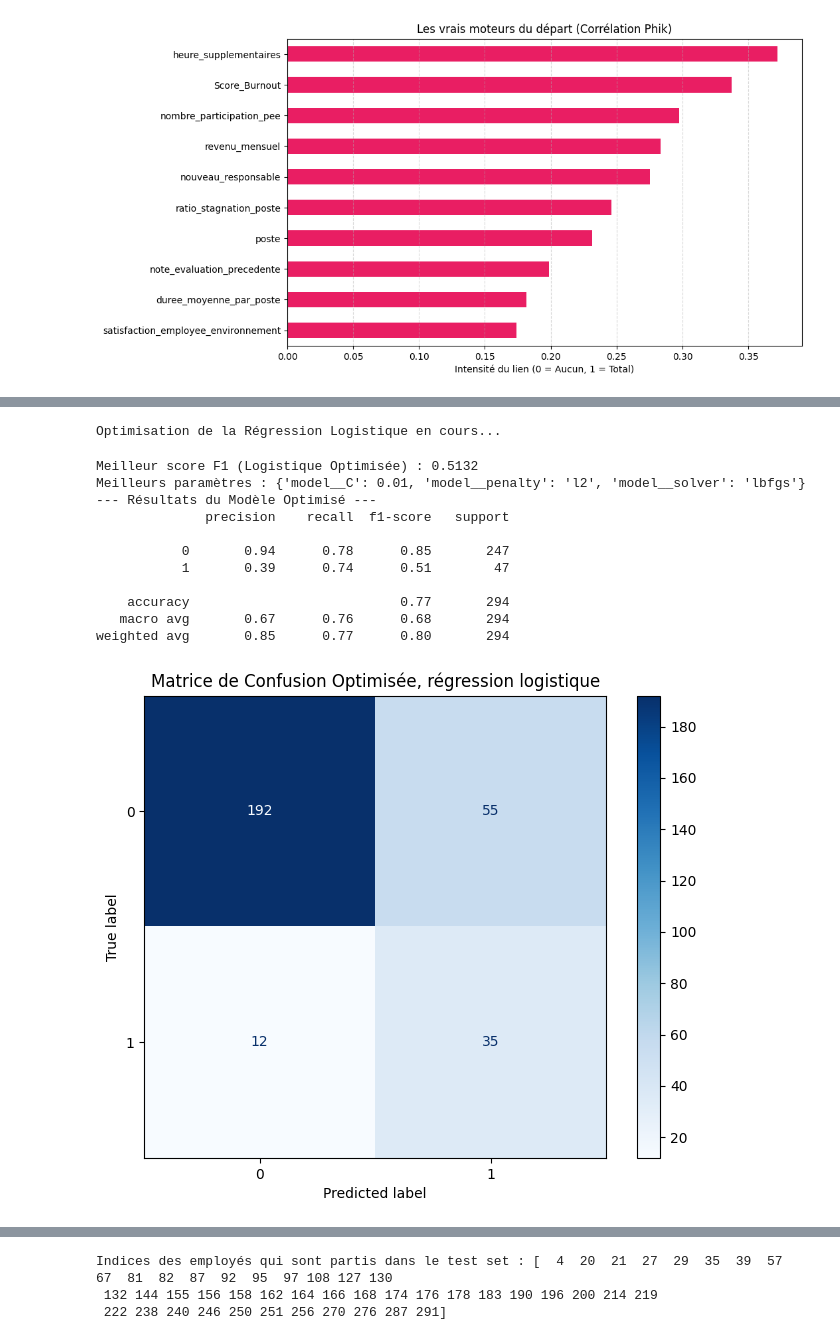
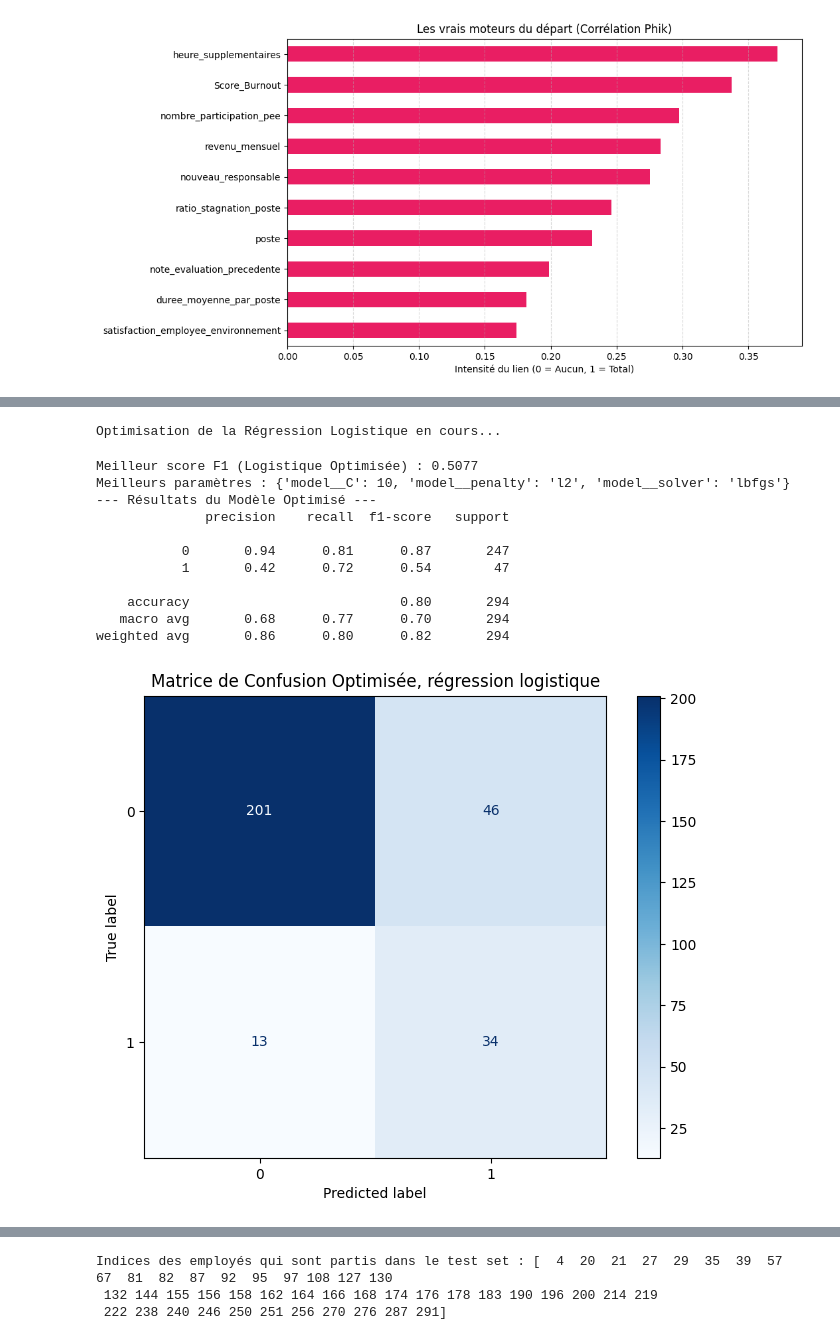
Before and after one commit to Apinsun/Projet4, a Jupyter notebook: projet4_v2.ipynb, the cells around one changed output, grey strips where cells are left out. Saved outputs shown, nothing was run; the diff lists cells and outputs as text; code cells hidden in the pictures.

Commit message:
slides en + et application de la méthode de cross-validation stratifiedKfold

```diff
--- a/projet4_v2.ipynb
+++ b/projet4_v2.ipynb
@@ -466,6 +474,14 @@ encodage = ColumnTransformer(
     verbose_feature_names_out=False # pour éviter d'avoir "remainder_" devant le nom de nos colonnes
 )
 
+salaryFE = SalaryFeatureEngineering(
+        group_cols=['poste','niveau_education'],
+        target_col='revenu_mensuel',
+        drop_original=True,  # On supprime la colonne salaire_mensuel originale car corrélée
+        drop_reference=True, # On ne garde pas la colonne de référence médiane
+        threshold_std=1      # Seuil pour la discrétisation
+    )
+
 # 3. Modèle
 rf_model = RandomForestClassifier(random_state=42)
 # class_weight='balanced' pour forcer la Forêt à donner plus d'importance aux employés
@@ -474,13 +490,7 @@ rf_model = RandomForestClassifier(random_state=42)
 # Création du pipeline complet
 pipeline = ImbPipeline([
     # Avant de one-hot encoder les colonnes catégorielles
-    ('salary_ref', SalaryFeatureEngineering(
-        group_cols=['poste', 'niveau_education'],
-        target_col='revenu_mensuel',
-        drop_original=True,  # On supprime la colonne salaire_mensuel originale car corrélée
-        drop_reference=True, # On ne garde pas la colonne de référence médiane
-        threshold_std=1      # Seuil pour la discrétisation
-    )),
+    ('salary_ref', salaryFE),
 
     # one-hot encoding
     ('encoder', encodage),
@@ -502,13 +512,7 @@ from sklearn.linear_model import LogisticRegression
 
 pipeline_dummy = ImbPipeline([
     # Avant de one-hot encoder les colonnes catégorielles
-    ('salary_ref', SalaryFeatureEngineering(
-        group_cols=['poste', 'niveau_education'],
-        target_col='revenu_mensuel',
-        drop_original=True,  # On supprime la colonne salaire_mensuel originale car corrélée
-        drop_reference=True, # On ne garde pas la colonne de référence médiane
-        threshold_std=1      # Seuil pour la discrétisation
-    )),
+    ('salary_ref', salaryFE),
 
     # one-hot encoding
     ('encoder', encodage),
@@ -521,13 +525,7 @@ pipeline_dummy = ImbPipeline([
 
 pipeline_logreg = ImbPipeline([
     # Avant de one-hot encoder les colonnes catégorielles
-    ('salary_ref', SalaryFeatureEngineering(
-        group_cols=['poste', 'niveau_education'],
-        target_col='revenu_mensuel',
-        drop_original=True,  # On supprime la colonne salaire_mensuel originale car corrélée
-        drop_reference=True, # On ne garde pas la colonne de référence médiane
-        threshold_std=1      # Seuil pour la discrétisation
-    )),
+    ('salary_ref', salaryFE),
 
     # one-hot encoding
     ('encoder', encodage),
@@ -730,48 +681,48 @@ param_grid_log = {
 grid_log = GridSearchCV(
     pipeline_logreg,
     param_grid_log,
-    cv=5,
-    scoring=scoring_grid_search,
+    cv=cv_strat,
+    scoring=scoring_method,
     n_jobs=-1
 )
 
 print("Optimisation de la Régression Logistique en cours...")
 grid_log.fit(X_train, y_train)
 
 print(f"Meilleur score F1 (Logistique Optimisée) : {grid_log.best_score_:.4f}")
 print(f"Meilleurs paramètres : {grid_log.best_params_}")
 
 # 1. Récupération du meilleur modèle (déjà réentraîné)
 best_log = grid_log.best_estimator_
 
 # 2. Prédictions sur le jeu de test
 y_pred_optimised = best_log.predict(X_test)
 
 # 3. Rapport de Classification
 print("--- Résultats du Modèle Optimisé ---")
 print(classification_report(y_test, y_pred_optimised))
 
 # 4. Affichage de la Matrice de Confusion
 fig, ax = plt.subplots(figsize=(8, 6))
 cm = confusion_matrix(y_test, y_pred_optimised)
 disp = ConfusionMatrixDisplay(confusion_matrix=cm, display_labels=best_log.classes_)
 disp.plot(cmap='Blues', ax=ax)
 ax.set_title(f"Matrice de Confusion Optimisée, régression logistique")
 plt.show()
 # %% [output]
 Optimisation de la Régression Logistique en cours...
-Meilleur score F1 (Logistique Optimisée) : 0.5132
-Meilleurs paramètres : {'model__C': 0.01, 'model__penalty': 'l2', 'model__solver': 'lbfgs'}
+Meilleur score F1 (Logistique Optimisée) : 0.5077
+Meilleurs paramètres : {'model__C': 10, 'model__penalty': 'l2', 'model__solver': 'lbfgs'}
 --- Résultats du Modèle Optimisé ---
               precision    recall  f1-score   support
 
-           0       0.94      0.78      0.85       247
-           1       0.39      0.74      0.51        47
+           0       0.94      0.81      0.87       247
+           1       0.42      0.72      0.54        47
 
-    accuracy                           0.77       294
-   macro avg       0.67      0.76      0.68       294
-weighted avg       0.85      0.77      0.80       294
+    accuracy                           0.80       294
+   macro avg       0.68      0.77      0.70       294
+weighted avg       0.86      0.80      0.82       294
-[figure, old version]
+[figure, new version]
 # %%
 # 1. Définir la grille des paramètres à tester
 # On teste différentes "formes" de forêt pour voir laquelle attrape le mieux les départs
```
Also changed, not shown: parts of 30 cells of this notebook, 1 other file.
